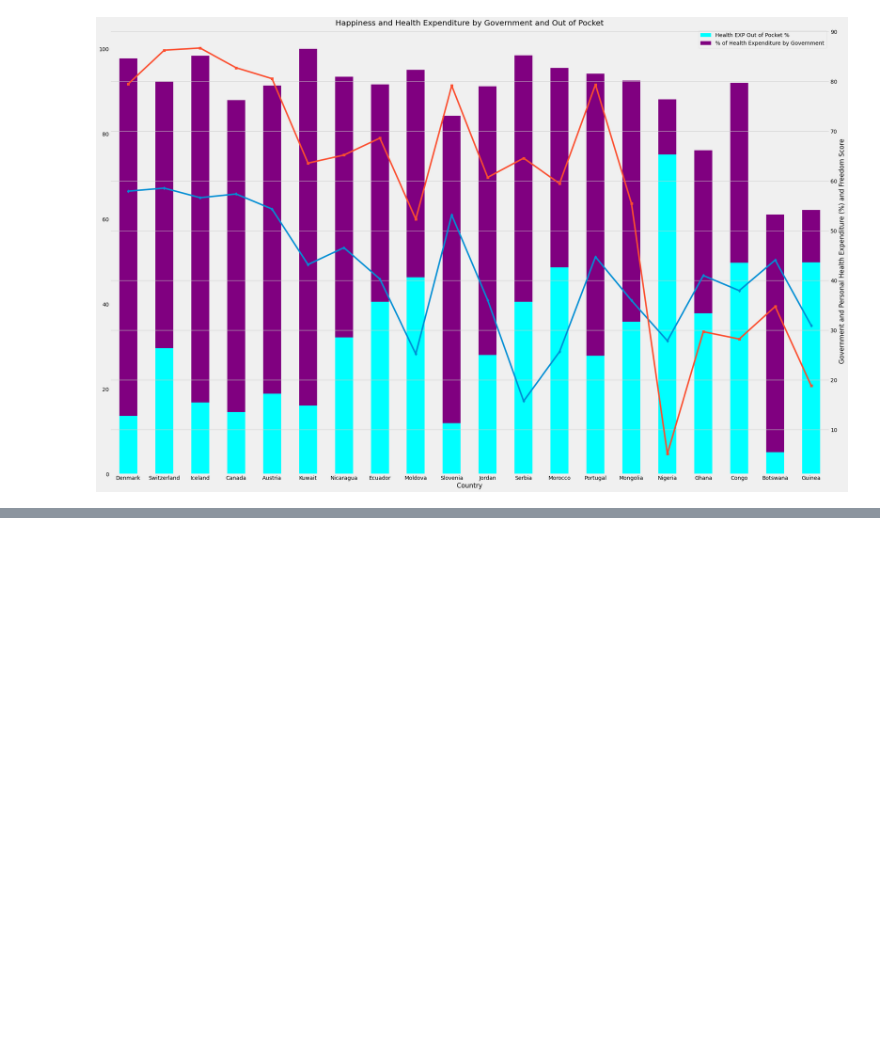
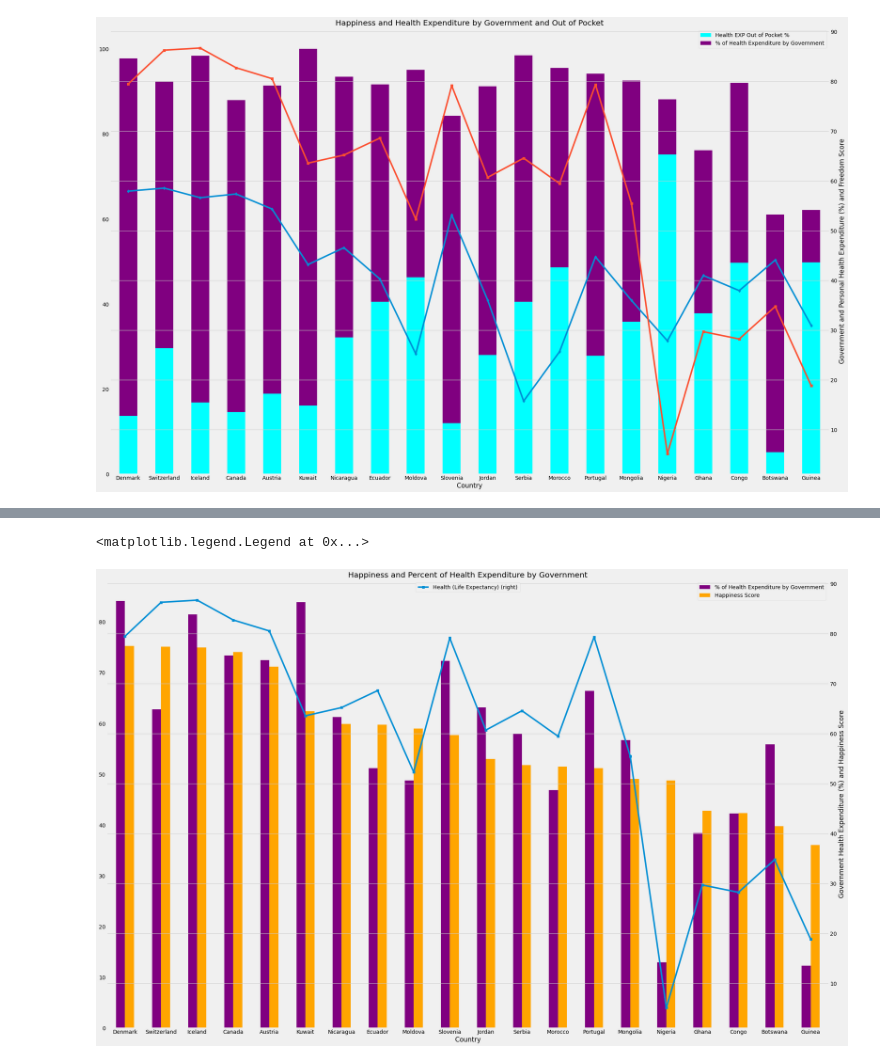
Before and after one commit to conwaykylej/Are_you_Sick_of_It, a Jupyter notebook: Out of Pocket Exp..ipynb, the cells around one changed output, grey strips where cells are left out. Saved outputs shown, nothing was run; the diff lists cells and outputs as text; code cells hidden in the pictures; blank space fills up the shorter version.

```diff
--- a/Out of Pocket Exp..ipynb
+++ b/Out of Pocket Exp..ipynb
@@ -270,0 +294,24 @@ Text(0, 0.5, 'Government and Personal Health Expenditure (%) and Freedom Score')
+# %%
+# DataFrame of Governemnt Expenditure and Happiness
+samp_ge_df = renamed_file_sample_df.groupby(["Country"]).mean()["Health Expenditure Public %"]
+samp_happiness_df = renamed_file_sample_df.groupby(["Country"]).mean()["Happiness Score"] * 10
+
+samp_gehappy_df = pd.DataFrame({
+    "% of Health Expenditure by Government": samp_ge_df,
+    "Happiness Score": samp_happiness_df
+}).sort_values("Happiness Score", ascending = False)
+
+# Graphing Governemnt Expenditure and Happiness
+style.use("fivethirtyeight")
+samp_gehappy_df.plot.bar(rot=0, figsize = (30,20),
+                                color={"% of Health Expenditure by Government": "purple", "Happiness Score": "orange"}
+                               )
+#rganized_samp_pub_ope_ophappy_df["Freedom Score"].plot(kind="line", marker = "d", secondary_y = True)
+organized_samp_pub_ope_ophappy_df["Health (Life Expectancy)"].plot(kind="line", marker = "s", secondary_y = True)
+
+plt.title("Happiness and Percent of Health Expenditure by Government")
+plt.ylabel("Government Health Expenditure (%) and Happiness Score")
+plt.legend(loc="upper center")
+# %% [output]
+<matplotlib.legend.Legend at 0x...>
+[figure, added]
```
Also changed, not shown: parts of 2 cells of this notebook.
